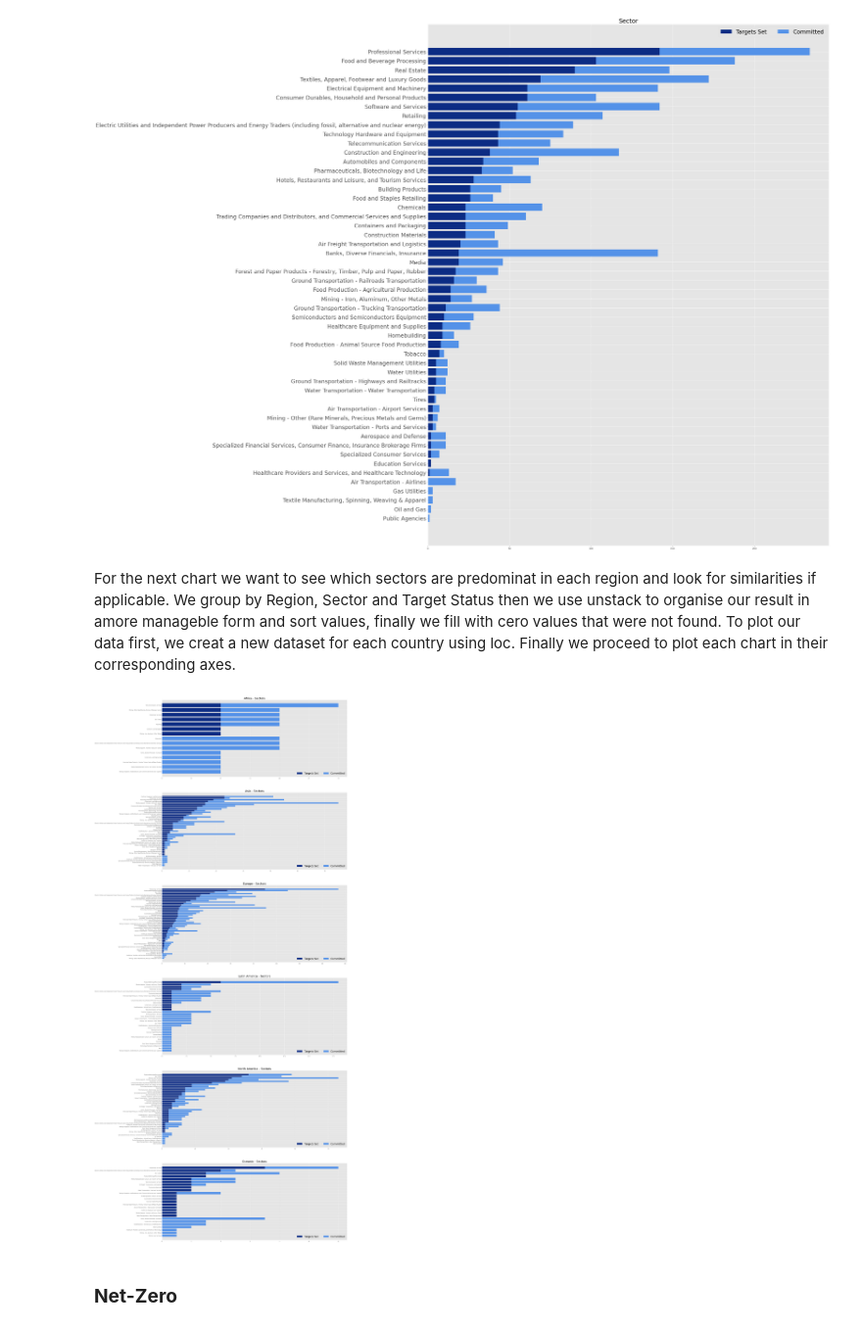
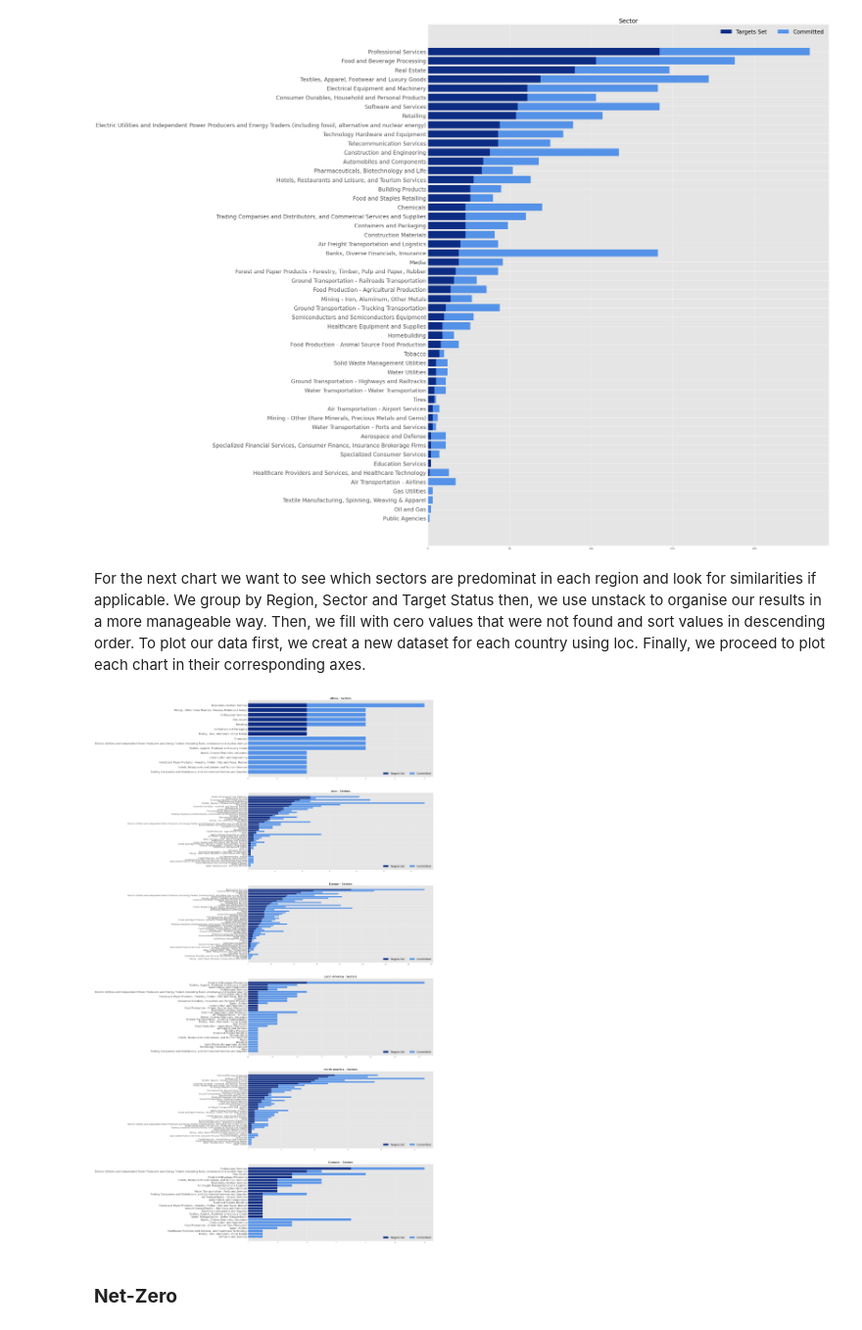
Before and after one commit to isalesp/SBTi, a Jupyter notebook: SBTi.ipynb, the cells around one changed output. Shown at 98% size. Cells and saved outputs as stored; diff of their text form; code cells hidden in the pictures.

```diff
--- a/SBTi.ipynb
+++ b/SBTi.ipynb
@@ -411,7 +415,7 @@ sectc.invert_yaxis()
 # %% [output]
 [figure]
 # %% [markdown]
-For the next chart we want to see which sectors are predominat in each region and look for similarities if applicable. We group by Region, Sector and Target Status then we use unstack to organise our result in amore manageble form and sort values, finally we fill with cero values that were not found. To plot our data first, we creat a new dataset for each country using loc. Finally we proceed to plot each chart in their corresponding axes.
+For the next chart we want to see which sectors are predominat in each region and look for similarities if applicable. We group by Region, Sector and Target Status then, we use unstack to organise our results in a more manageable way. Then, we fill with cero values that were not found and sort values in descending order. To plot our data first, we creat a new dataset for each country using loc. Finally, we proceed to plot each chart in their corresponding axes.
 # %%
 st2= data.groupby(['Region','Sector', 'Near term - Target Status'])['Company Name'].count().unstack('Near term - Target Status')
 st2= st2.rename_axis(None, axis= 1).reset_index()
@@ -430,6 +434,7 @@ sreg[0].barh(afr['Sector'], afr['Targets Set'], label= 'Targets Set', color= '#0
 sreg[0].barh(afr['Sector'], afr['Committed'], left= afr['Targets Set'], label= 'Committed', color= '#5492E8', align='center')
 sreg[0].set_title('Africa - Sectors', fontsize=25)
 sreg[0].set_ylabel('')
+sreg[0].set_yticklabels(afr['Sector'], fontsize= 23)
 sreg[0].legend(loc= 'lower right', ncol= 2, fontsize= 23)
 sreg[0].invert_yaxis()
 
@@ -437,38 +442,43 @@ sreg[1].barh(asi['Sector'], asi['Targets Set'], label= 'Targets Set', color= '#0
 sreg[1].barh(asi['Sector'], asi['Committed'], left= asi['Targets Set'], label= 'Committed', color= '#5492E8', align='center')
 sreg[1].set_title('Asia - Sectors', fontsize=25)
 sreg[1].set_ylabel('')
+sreg[1].set_yticklabels(asi['Sector'], fontsize= 18)
 sreg[1].legend(loc= 'lower right', ncol= 2, fontsize= 23)
 sreg[1].invert_yaxis()
 
 sreg[2].barh(eur['Sector'], eur['Targets Set'], label= 'Targets Set', color= '#0c2c84', align= 'center')
 sreg[2].barh(eur['Sector'], eur['Committed'], left= eur['Targets Set'], label= 'Committed', color= '#5492E8', align='center')
 sreg[2].set_title('Europe - Sectors', fontsize=25)
 sreg[2].set_ylabel('')
+sreg[2].set_yticklabels(eur['Sector'], fontsize= 18)
 sreg[2].legend(loc= 'lower right', ncol= 2, fontsize= 23)
 sreg[2].invert_yaxis()
 
 sreg[3].barh(lat['Sector'], lat['Targets Set'], label= 'Targets Set', color= '#0c2c84', align= 'center')
 sreg[3].barh(lat['Sector'], lat['Committed'], left= lat['Targets Set'], label= 'Committed', color= '#5492E8', align='center')
 sreg[3].set_title('Latin America - Sectors', fontsize=25)
 sreg[3].set_ylabel('')
+sreg[3].set_yticklabels(lat['Sector'], fontsize= 23)
 sreg[3].legend(loc= 'lower right', ncol= 2, fontsize= 23)
 sreg[3].invert_yaxis()
 
 sreg[4].barh(nam['Sector'], nam['Targets Set'], label= 'Targets Set', color= '#0c2c84', align= 'center')
 sreg[4].barh(nam['Sector'], nam['Committed'], left= nam['Targets Set'], label= 'Committed', color= '#5492E8', align='center')
 sreg[4].set_title('North America - Sectors', fontsize=25)
 sreg[4].set_ylabel('')
+sreg[4].set_yticklabels(nam['Sector'], fontsize= 18)
 sreg[4].legend(loc= 'lower right', ncol= 2, fontsize= 23)
 sreg[4].invert_yaxis()
 
 sreg[5].barh(oce['Sector'], oce['Targets Set'], label= 'Targets Set', color= '#0c2c84', align= 'center')
 sreg[5].barh(oce['Sector'], oce['Committed'], left= oce['Targets Set'], label= 'Committed', color= '#5492E8', align='center')
 sreg[5].set_title('Oceania - Sectors', fontsize=25)
 sreg[5].set_ylabel('')
+sreg[5].set_yticklabels(oce['Sector'], fontsize= 23)
 sreg[5].legend(loc= 'lower right', ncol= 2, fontsize= 23)
 sreg[5].invert_yaxis()
 # %% [output]
-[figure, old version]
+[figure, new version]
 # %% [markdown]
 ### **Net-Zero**
 # %% [markdown]
```
Also changed, not shown: parts of 33 cells of this notebook.
